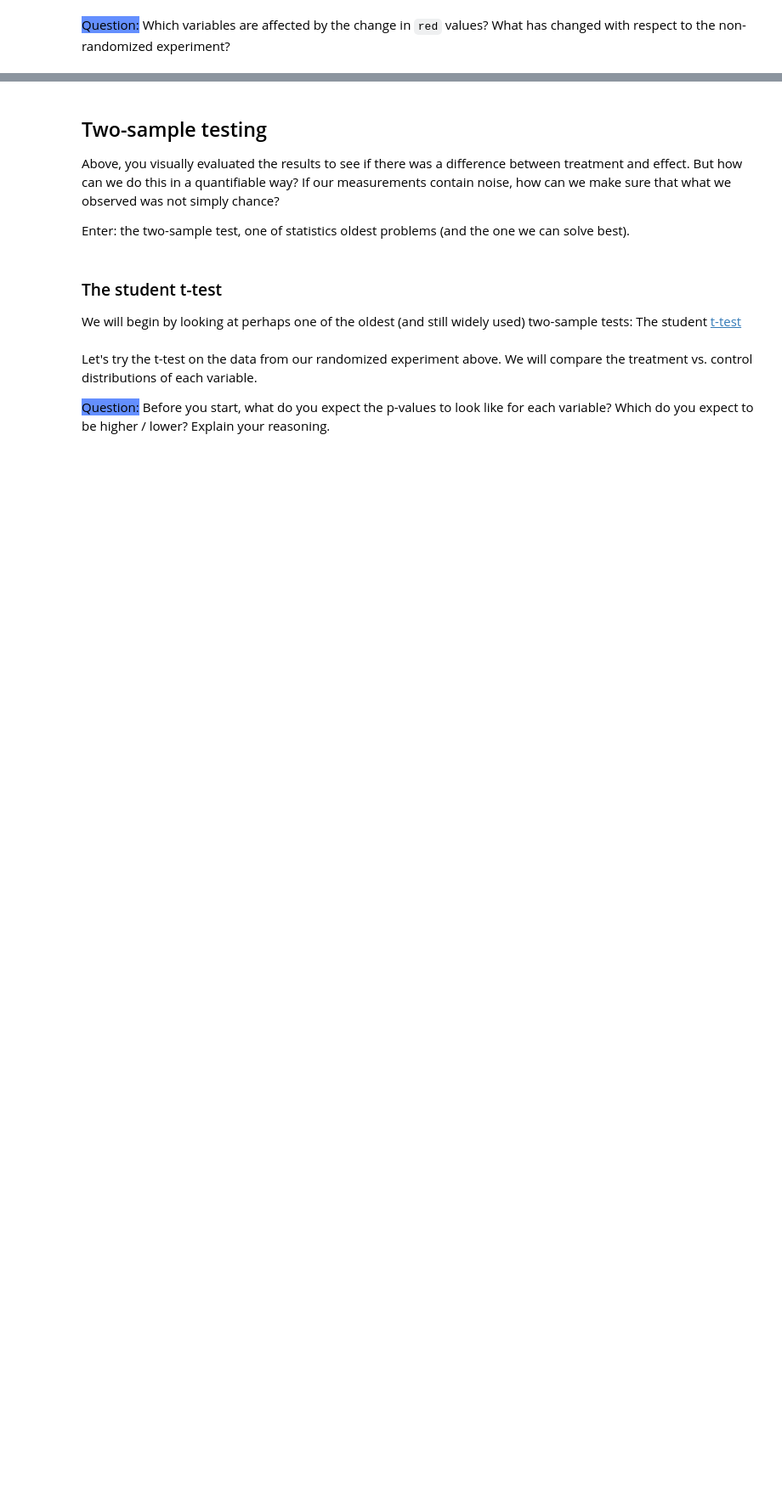
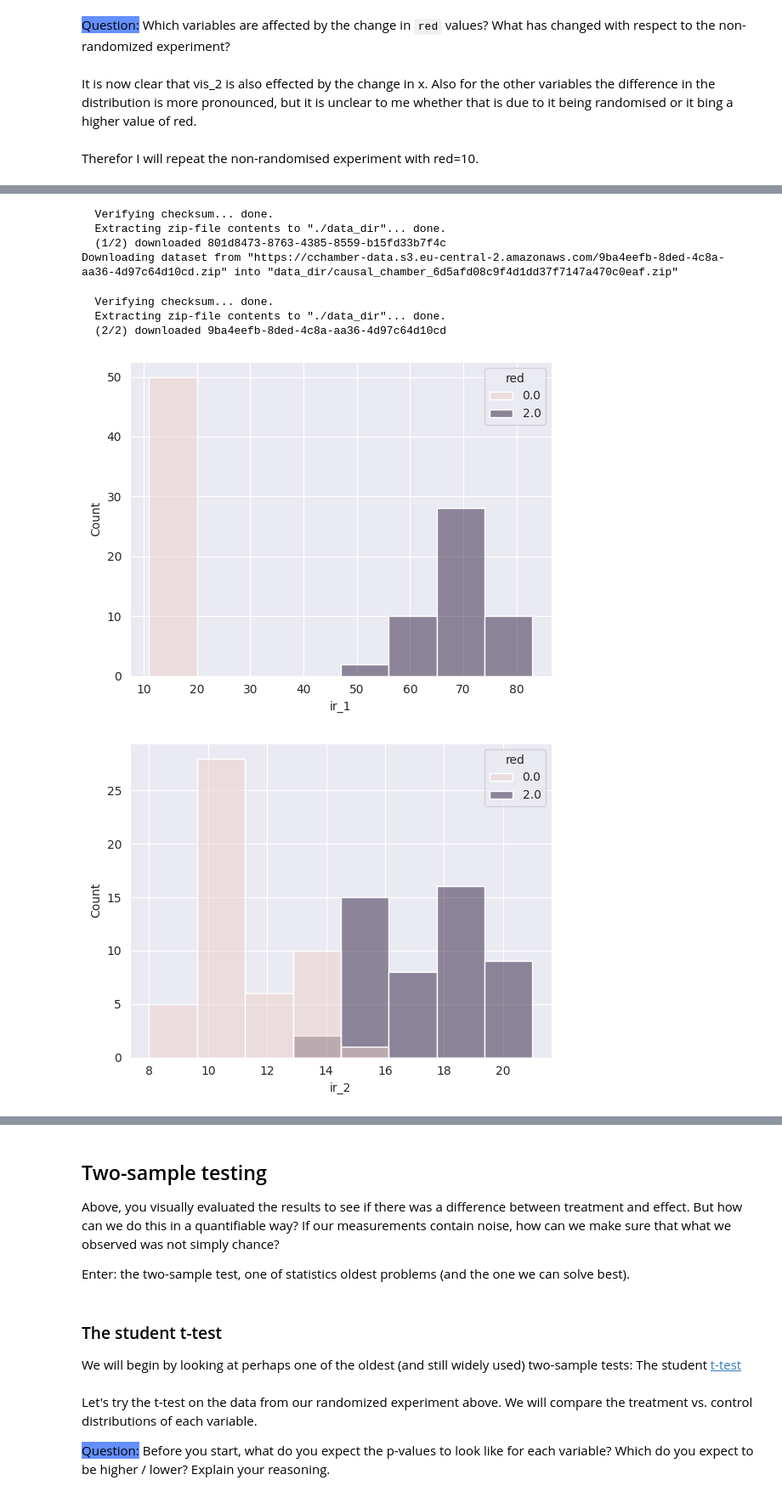
Before and after one commit to causalchamber/potsdam-25-ml-theory-to-practice, a Jupyter notebook: project_2/project_2_rcts_testing.ipynb, the cells around one changed output, grey strips where cells are left out. Shown at 85% size. Cells and saved outputs as stored; diff of their text form; code cells hidden in the pictures; blank space fills up the shorter version.

```diff
--- a/project_2/project_2_rcts_testing.ipynb
+++ b/project_2/project_2_rcts_testing.ipynb
@@ -151,2 +280,26 @@ Plot the new data and compare the distributions of treatment and effect.
 # %% [markdown]
 <mark style="background-color: #648fff;">Question:</mark> Which variables are affected by the change in `red` values? What has changed with respect to the non-randomized experiment?
+# %% [markdown]
+It is now clear that vis_2 is also effected by the change in x. Also for the other variables the difference in the distribution is more pronounced, but it is unclear to me whether that is due to it being randomised or it bing a higher value of red.
+# %% [markdown]
+Therefor I will repeat the non-randomised experiment with red=10.
+# %%
+experiment_ids = []
+
+experiment = rlab.new_experiment(chamber_id='lt-ptdm-fu3p', config='standard')
+N = 50
+experiment.set('red', 0)
+experiment.measure(n=N)
+experiment_ids.append(experiment.submit(tag='red_control'))
+
+experiment = rlab.new_experiment(chamber_id='lt-ptdm-fu3p', config='standard')
+N = 50
+experiment.set('red', 2)
+experiment.measure(n=N)
+experiment_ids.append(experiment.submit(tag='red_treatment'))
+results = wait_and_download(experiment_ids, "./data_dir")
+combined2 = pd.concat(results, ignore_index=True)
+for var in variables:
+    sns.histplot(combined2, x=var, hue='red')
+    plt.show()
+# %% [output]
@@ -152,0 +308,9 @@ Plot the new data and compare the distributions of treatment and effect.
+  Verifying checksum... done.
+  Extracting zip-file contents to "./data_dir"... done.
+  (1/2) downloaded 801d8473-8763-4385-8559-b15fd33b7f4c
+Downloading dataset from "https://cchamber-data.s3.eu-central-2.amazonaws.com/9ba4eefb-8ded-4c8a-aa36-4d97c64d10cd.zip" into "data_dir/causal_chamber_6d5afd08c9f4d1dd37f7147a470c0eaf.zip"
+  Verifying checksum... done.
+  Extracting zip-file contents to "./data_dir"... done.
+  (2/2) downloaded 9ba4eefb-8ded-4c8a-aa36-4d97c64d10cd
+[figure, added]
+[figure, added]
```
Also changed, not shown: parts of 46 cells of this notebook.
